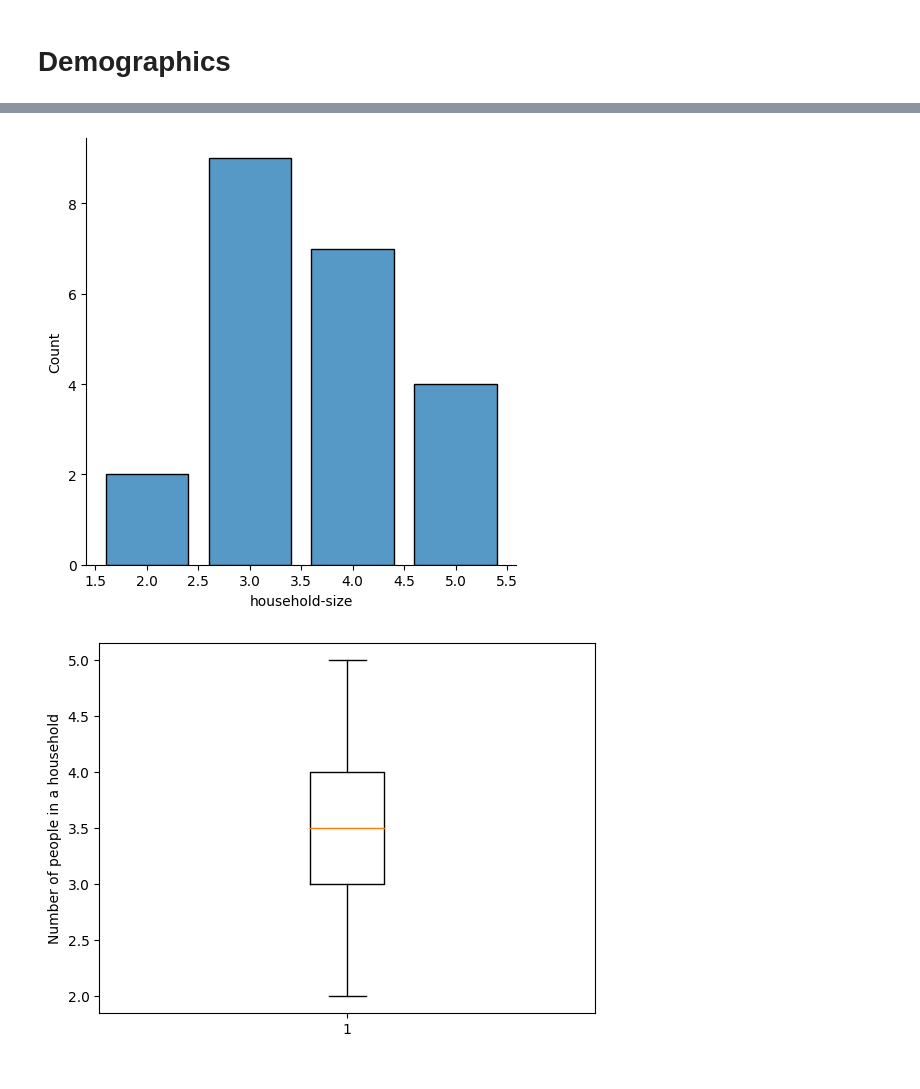
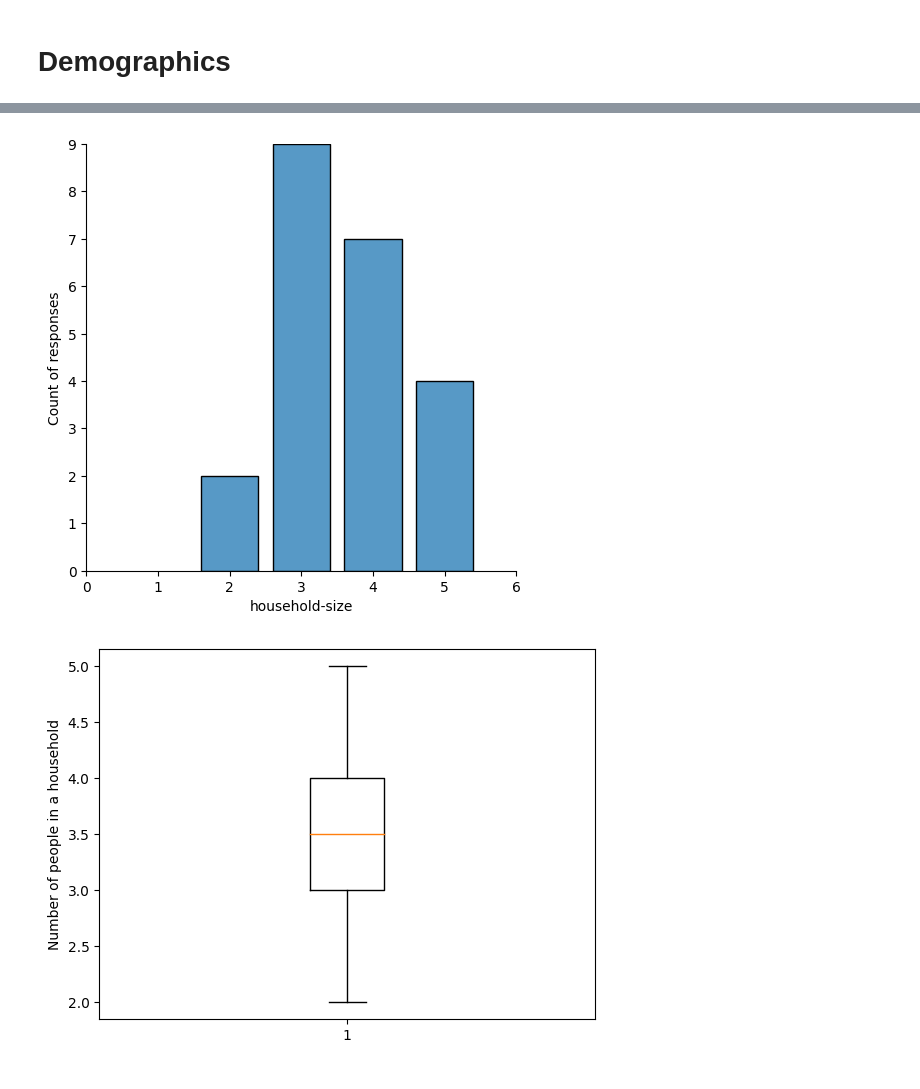
Before and after one commit to shrutirao94/spatial-inequality-nl-analysis, a Jupyter notebook: analysis.ipynb, the cells around one changed output, grey strips where cells are left out. Drawn from its saved outputs; the diff is of its cells as text; code cells hidden in the pictures.

```diff
--- a/analysis.ipynb
+++ b/analysis.ipynb
@@ -80,9 +95,12 @@ Village      Detached       150 - 200 m²      3                 1
 Name: area-type, dtype: int64
 # %%
 sns.displot(data, x='household-size', binwidth=0.5, discrete=True, shrink=.8)
+plt.ylim([0, 9])
+plt.xlim([0, 6])
+plt.ylabel("Count of responses")
 plt.savefig('plots/household-size-bar.jpg', dpi=300, bbox_inches=None)
 # %% [output]
-[figure, old version]
+[figure, new version]
 # %%
 fig, ax = plt.subplots()
 ax.boxplot(data['household-size'])
```
Also changed, not shown: parts of 12 cells of this notebook, 4 other files.
